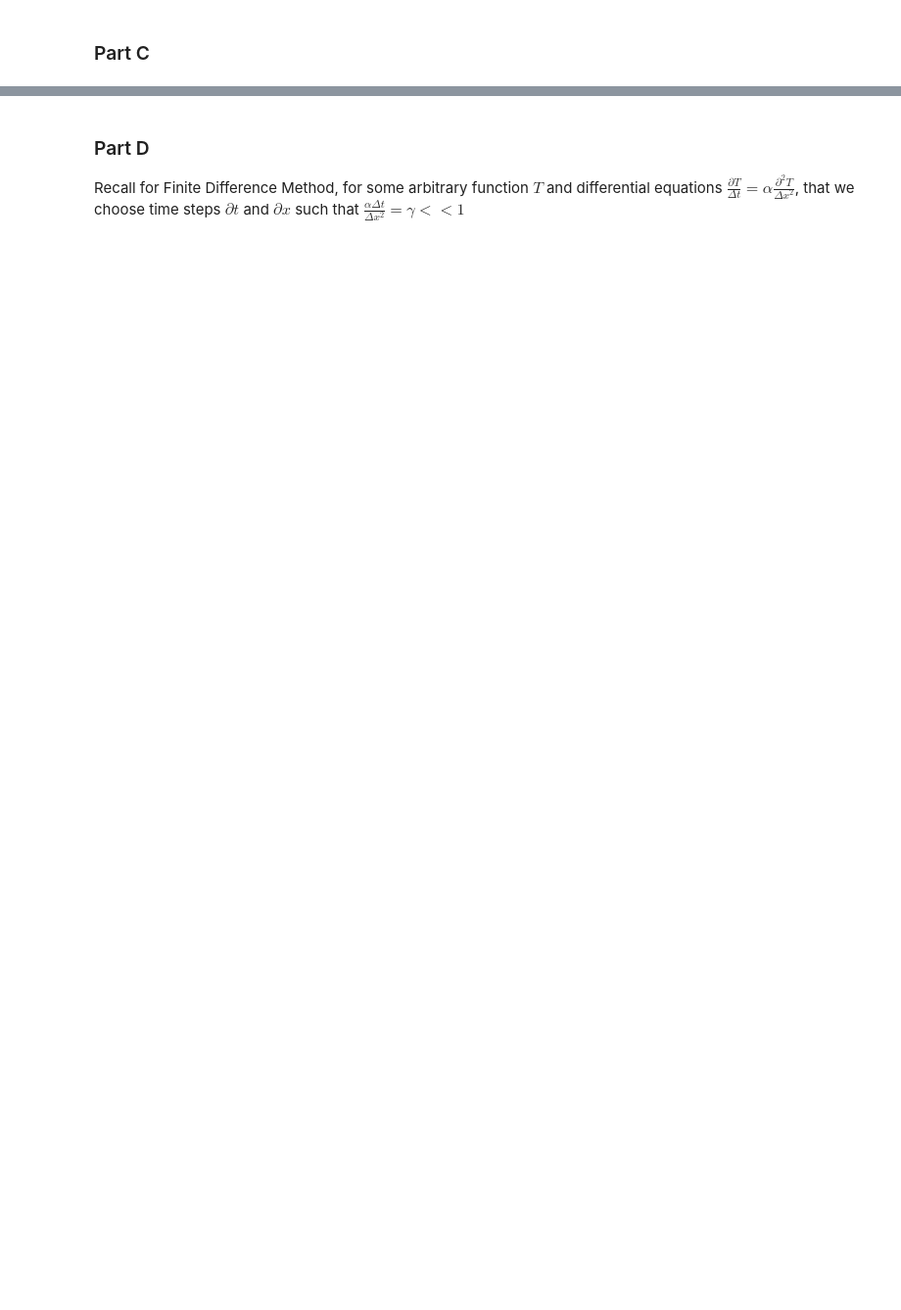
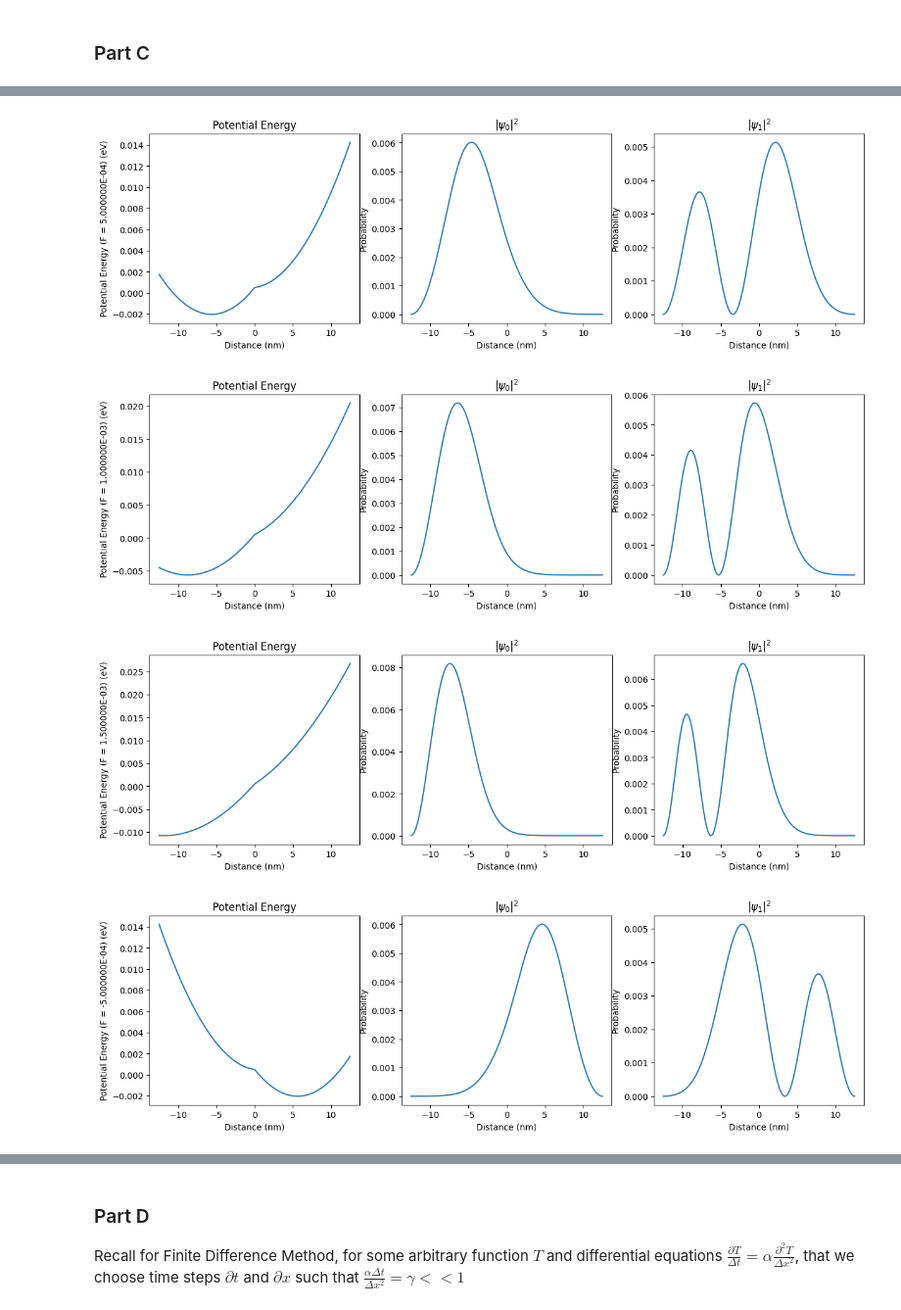
Before and after one commit to RoyZhenLongLim/PHYS3112, a Jupyter notebook: CE/ComputationalEssay.ipynb, the cells around one changed output, grey strips where cells are left out. Shown at 98% size. Drawn from its saved outputs; the diff is of its cells as text; code cells hidden in the pictures; blank space fills up the shorter version.

```diff
--- a/CE/ComputationalEssay.ipynb
+++ b/CE/ComputationalEssay.ipynb
@@ -231,0 +285,25 @@ plot_graph(seperation, energy_difference, 'Distance (nm)', 'Energy Gap (eV)', 'E
+# %%
+x1 = 2.5
+x2 = -2.5
+
+FArray = np.array([5, 10, 15] + [-5, -10, -15] + [20, -20, 25, -25]) * 1e-4
+eigen1 = np.array([])
+eigen2 = np.array([])
+
+for F in FArray:
+    U = np.array([VF(alpha, F, x1, x2, x) for x in X])
+    W, V = compute_eigenvalue_eigenstates(U)
+    eigen1 = np.append(eigen1, W[0])
+    eigen2 = np.append(eigen2, W[1])
+    fig, axes = plt.subplots(1, 3, figsize=(15, 4))
+    Psi0 = np.multiply(V[:, 0], V[:, 0])
+    Psi1 = np.multiply(V[:, 1], V[:, 1])
+    plot_graph(X, U, 'Distance (nm)', f'Potential Energy (F = {F:2E}) (eV)', r'Potential Energy', axes[0])
+    plot_graph(X, Psi0, 'Distance (nm)', 'Probability', r'$|\psi_0|^2$', axes[1])
+    plot_graph(X, Psi1, 'Distance (nm)', 'Probability', r'$|\psi_1|^2$', axes[2])
+    plt.show()
+# %% [output]
+[figure, added]
+[figure, added]
+[figure, added]
+[figure, added]
```
Also changed, not shown: parts of 29 cells of this notebook, 2 other files.
